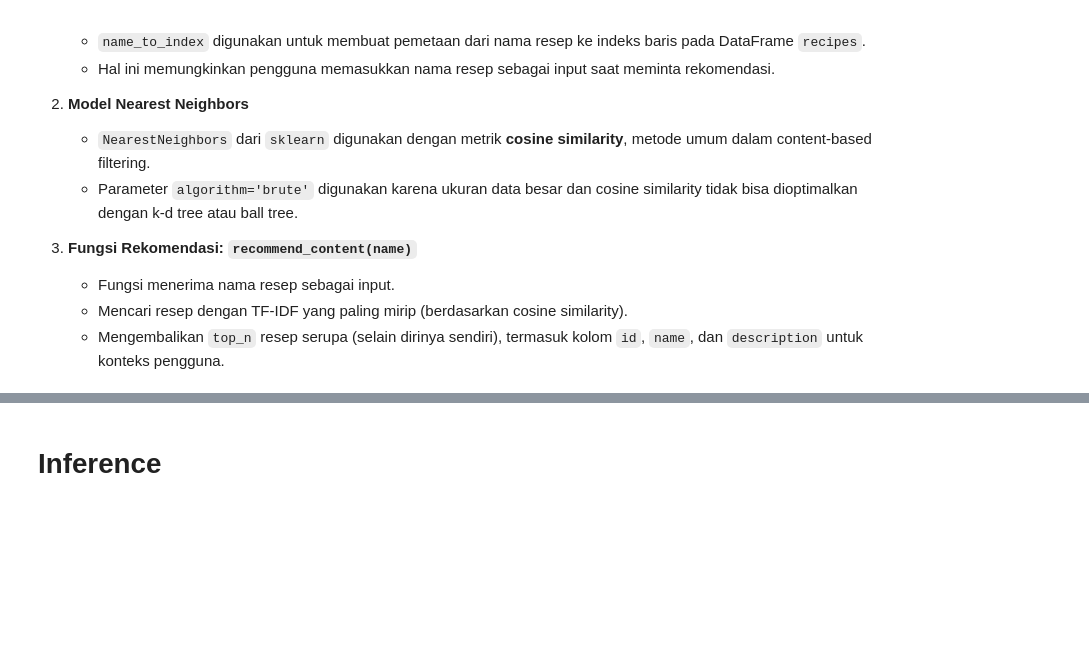
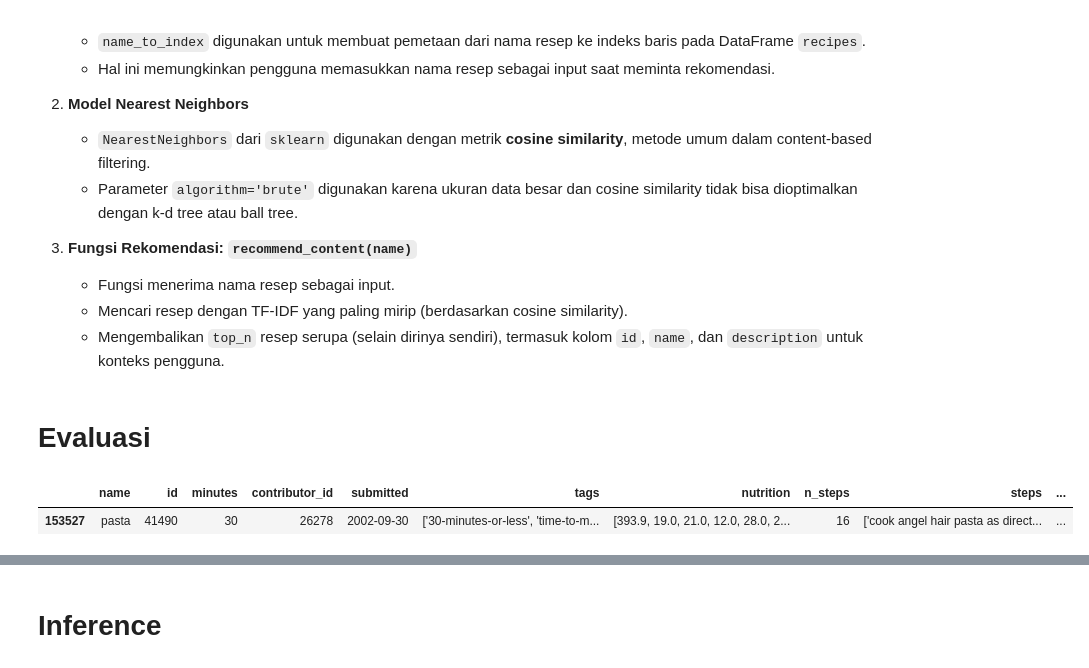
Before and after one commit to Silvikusuma04/food-recommendation, a Jupyter notebook: recomendation_food_ml_terapan_2.ipynb, the cells around one changed output, grey strips where cells are left out. Drawn from its saved outputs; the diff is of its cells as text; code cells hidden in the pictures; blank space fills up the shorter version.

```diff
--- a/recomendation_food_ml_terapan_2.ipynb
+++ b/recomendation_food_ml_terapan_2.ipynb
@@ -340,3 +340,10 @@ Setelah TF-IDF matrix berhasil dibentuk, langkah selanjutnya adalah membangun si
    - Fungsi menerima nama resep sebagai input.
    - Mencari resep dengan TF-IDF yang paling mirip (berdasarkan cosine similarity).
    - Mengembalikan `top_n` resep serupa (selain dirinya sendiri), termasuk kolom `id`, `name`, dan `description` untuk konteks pengguna.
+# %% [markdown]
+# Evaluasi
+# %%
+recipes.loc[recipes['name'].str.lower() == 'pasta']
+# %% [output]
+|  | name | id | minutes | contributor_id | submitted | tags | nutrition | n_steps | steps | ... |
+| 153527 | pasta | 41490 | 30 | 26278 | 2002-09-30 | ['30-minutes-or-less', 'time-to-m... | [393.9, 19.0, 21.0, 12.0, 28.0, 2... | 16 | ['cook angel hair pasta as direct... | ... |
```
Also changed, not shown: parts of 11 cells of this notebook, 6 other files.
